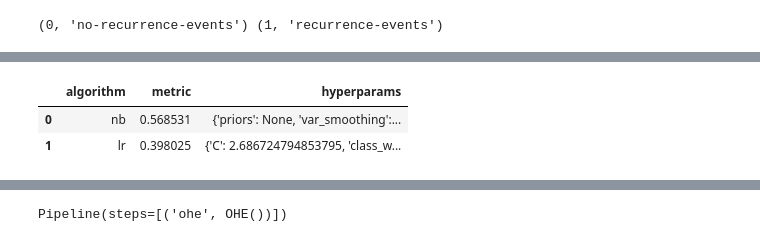
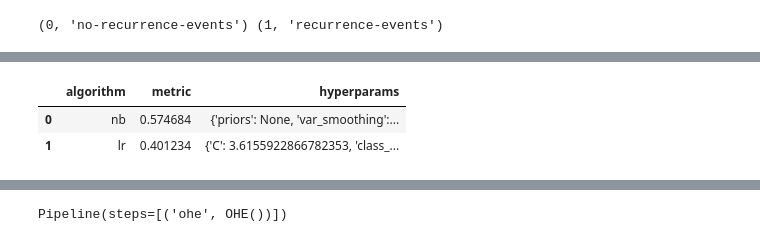
Before and after one commit to George713/pytelligence, a Jupyter notebook: main.ipynb, the cells around one changed output, grey strips where cells are left out. Drawn from its saved outputs; the diff is of its cells as text; code cells hidden in the pictures.

```diff
--- a/main.ipynb
+++ b/main.ipynb
@@ -124,7 +121,7 @@ compare_df_tune, model_list = (
                setup=setup,
                include=["lr", "nb"],
                optimize="f1",
-               n_trials=5,
+               n_trials=20,
                return_models=True,
         )
 )
@@ -153,6 +147,6 @@ compare_df_tune
 |  | algorithm | metric | hyperparams |
-| 0 | nb | 0.568531 | {'priors': None, 'var_smoothing':... |
-| 1 | lr | 0.398025 | {'C': 2.686724794853795, 'class_w... |
+| 0 | nb | 0.574684 | {'priors': None, 'var_smoothing':... |
+| 1 | lr | 0.401234 | {'C': 3.6155922866782353, 'class_... |
 # %%
 best_feature_list = pt.modelling.reduce_feature_space(
     setup=setup,
```
Also changed, not shown: parts of 6 cells of this notebook, 1 other file.
